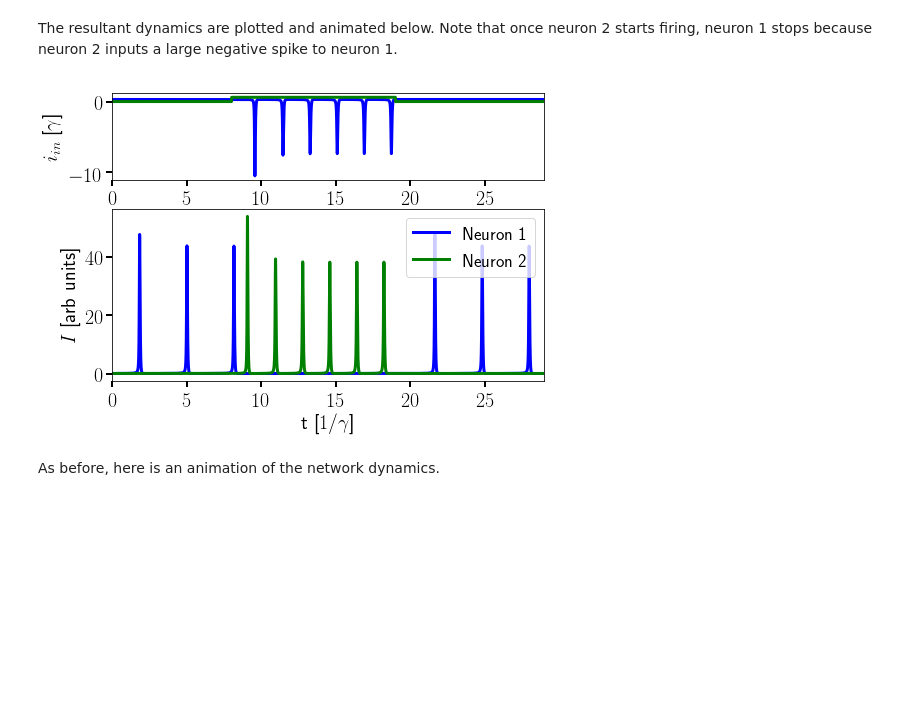
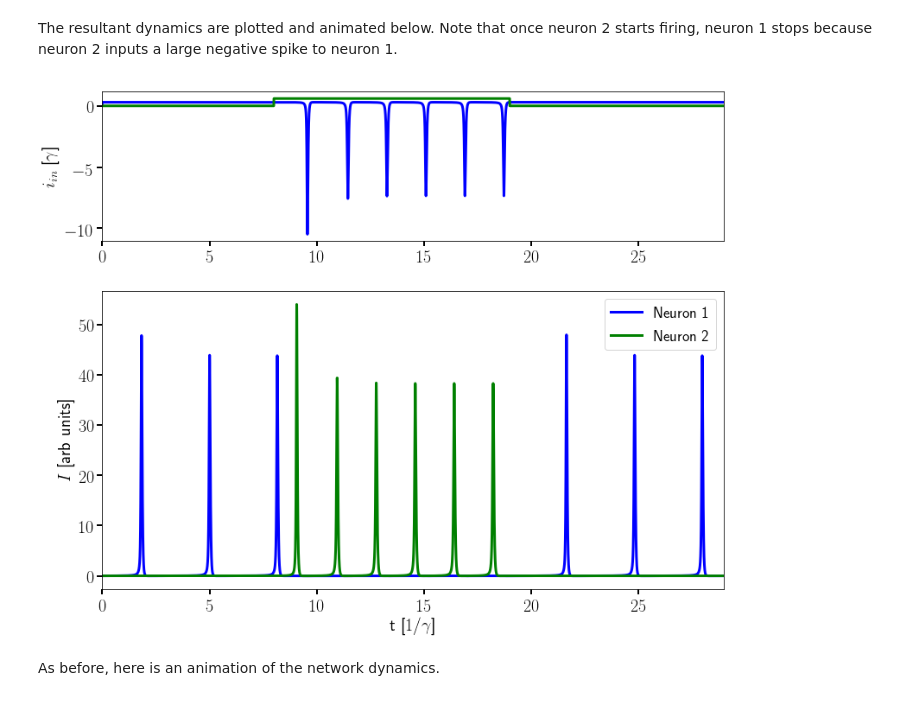
Before and after one commit to jabbate7/PhotonicNeuronSimulator, a Jupyter notebook: Network_plots.ipynb, the cells around one changed output. Saved outputs shown, nothing was run; the diff lists cells and outputs as text; code cells hidden in the pictures; blank space fills up the shorter version.

```diff
--- a/Network_plots.ipynb
+++ b/Network_plots.ipynb
@@ -158,9 +161,9 @@ The resultant dynamics are plotted and animated below.  Note that once neuron 2
 # %%
 #use visualize_plot to generate a quick plot of the network dynamics
 fig2=network2.visualize_plot(input2, output2, time2)
-# fig1.set_size_inches(12, 10, forward=True)
+fig2.set_size_inches(10, 8, forward=True)
 # %% [output]
-[figure, old version]
+[figure, new version]
 # %% [markdown]
 As before, here is an animation of the network dynamics.
 # %%
```
Also changed, not shown: parts of 5 cells of this notebook, 1 other file.
